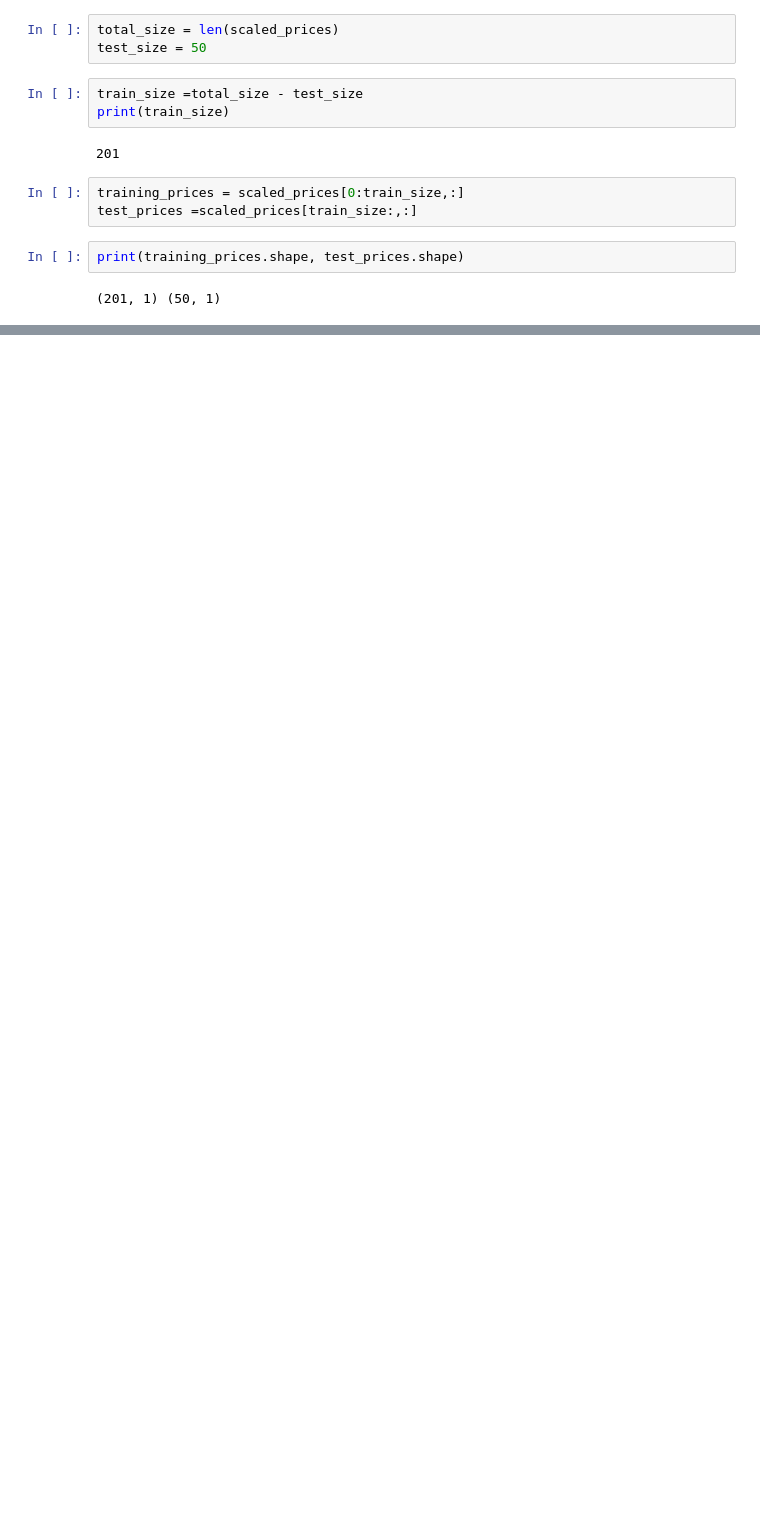
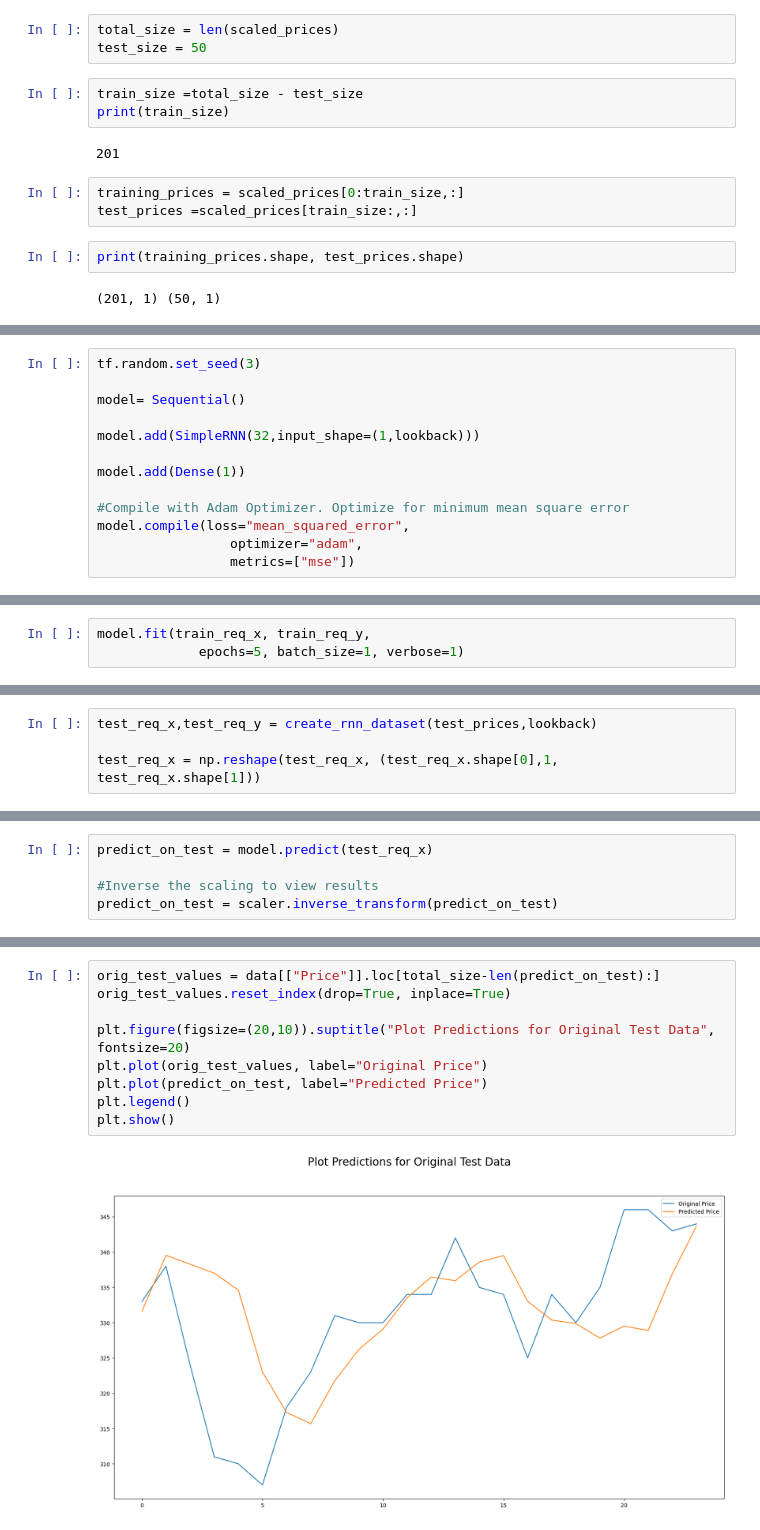
Before and after one commit to AshvinVignesh/Predicting-Stock-Prices-Using-RNN, a Jupyter notebook: Predicting_FB_Stock_Prices_Using_RNN.ipynb, the cells around one changed output, grey strips where cells are left out. Saved outputs shown, nothing was run; the diff lists cells and outputs as text; blank space fills up the shorter version.

```diff
--- a/Predicting_FB_Stock_Prices_Using_RNN.ipynb
+++ b/Predicting_FB_Stock_Prices_Using_RNN.ipynb
@@ -66,0 +96,13 @@ print(training_prices.shape, test_prices.shape)
+# %%
+tf.random.set_seed(3)
+
+model= Sequential()
+
+model.add(SimpleRNN(32,input_shape=(1,lookback)))
+
+model.add(Dense(1))
+
+#Compile with Adam Optimizer. Optimize for minimum mean square error
+model.compile(loss="mean_squared_error",
+                 optimizer="adam",
+                 metrics=["mse"])
@@ -66,0 +125,3 @@ print(training_prices.shape, test_prices.shape)
+# %%
+model.fit(train_req_x, train_req_y,
+             epochs=5, batch_size=1, verbose=1)
@@ -66,0 +142,4 @@ print(training_prices.shape, test_prices.shape)
+# %%
+test_req_x,test_req_y = create_rnn_dataset(test_prices,lookback)
+
+test_req_x = np.reshape(test_req_x, (test_req_x.shape[0],1, test_req_x.shape[1]))
@@ -66,0 +152,5 @@ print(training_prices.shape, test_prices.shape)
+# %%
+predict_on_test = model.predict(test_req_x)
+
+#Inverse the scaling to view results
+predict_on_test = scaler.inverse_transform(predict_on_test)
@@ -66,0 +159,11 @@ print(training_prices.shape, test_prices.shape)
+# %%
+orig_test_values = data[["Price"]].loc[total_size-len(predict_on_test):]
+orig_test_values.reset_index(drop=True, inplace=True)
+
+plt.figure(figsize=(20,10)).suptitle("Plot Predictions for Original Test Data", fontsize=20)
+plt.plot(orig_test_values, label="Original Price")
+plt.plot(predict_on_test, label="Predicted Price")
+plt.legend()
+plt.show()
+# %% [output]
+[figure, added]
```
Also changed, not shown: parts of 14 cells of this notebook.
